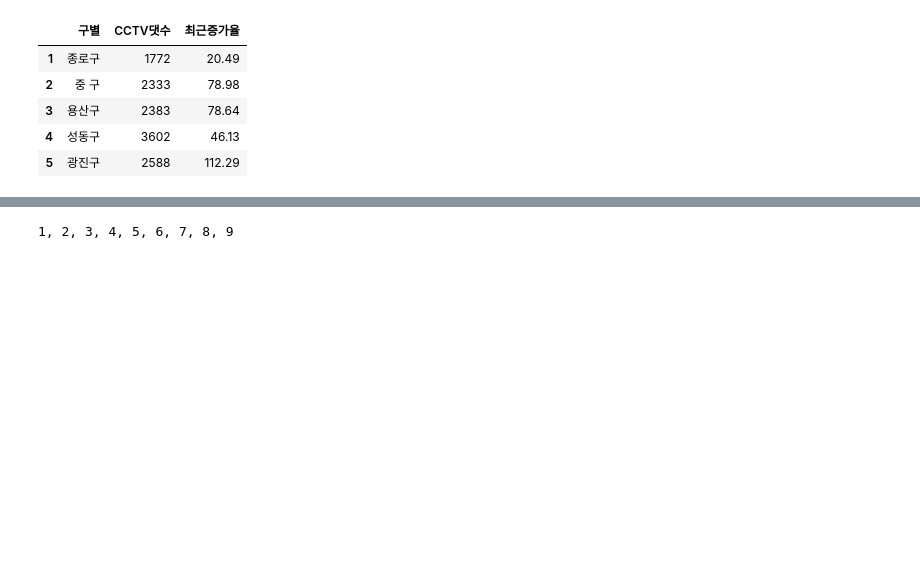
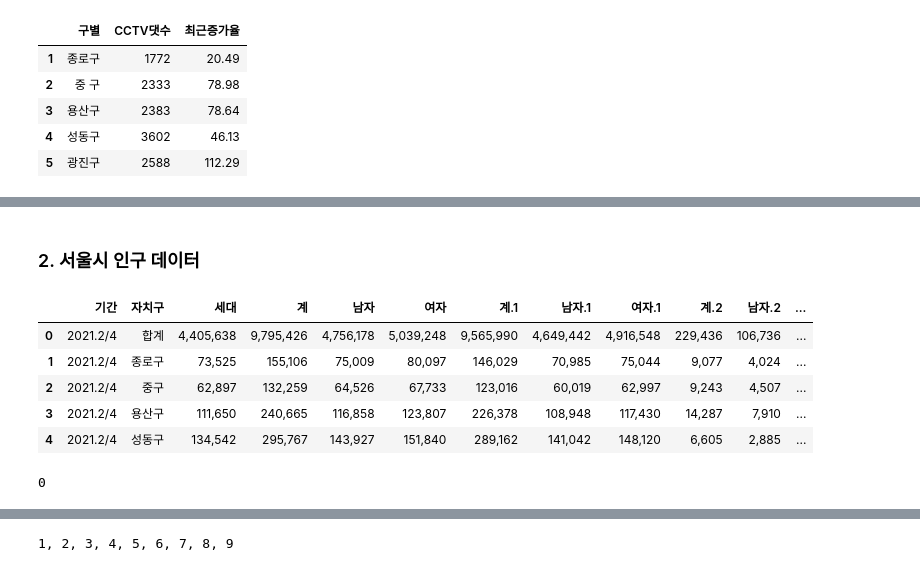
Before and after one commit to youngai1112/MachineLearning, a Jupyter notebook: 00.데이터분석/07.서울시CCTV경로.ipynb, the cells around one changed output, grey strips where cells are left out. Cells and saved outputs as stored; diff of their text form; code cells hidden in the pictures; blank space fills up the shorter version.

```diff
--- a/00.데이터분석/07.서울시CCTV경로.ipynb
+++ b/00.데이터분석/07.서울시CCTV경로.ipynb
@@ -95,0 +118,17 @@ cctv.head()
+# %% [markdown]
+### 2. 서울시 인구 데이터
+# %%
+pop = pd.read_csv('서울시주민등록인구(구별)통계.txt', sep='\t', skiprows=2)
+pop.head()
+# %% [output]
+|  | 기간 | 자치구 | 세대 | 계 | 남자 | 여자 | 계.1 | 남자.1 | 여자.1 | 계.2 | 남자.2 | ... |
+| 0 | 2021.2/4 | 합계 | 4,405,638 | 9,795,426 | 4,756,178 | 5,039,248 | 9,565,990 | 4,649,442 | 4,916,548 | 229,436 | 106,736 | ... |
+| 1 | 2021.2/4 | 종로구 | 73,525 | 155,106 | 75,009 | 80,097 | 146,029 | 70,985 | 75,044 | 9,077 | 4,024 | ... |
+| 2 | 2021.2/4 | 중구 | 62,897 | 132,259 | 64,526 | 67,733 | 123,016 | 60,019 | 62,997 | 9,243 | 4,507 | ... |
+| 3 | 2021.2/4 | 용산구 | 111,650 | 240,665 | 116,858 | 123,807 | 226,378 | 108,948 | 117,430 | 14,287 | 7,910 | ... |
+| 4 | 2021.2/4 | 성동구 | 134,542 | 295,767 | 143,927 | 151,840 | 289,162 | 141,042 | 148,120 | 6,605 | 2,885 | ... |
+# %%
+# Null 데이터 확인
+pop.isna().sum().sum()
+# %% [output]
+0
```
Also changed, not shown: parts of 16 cells of this notebook, 1 other file.
